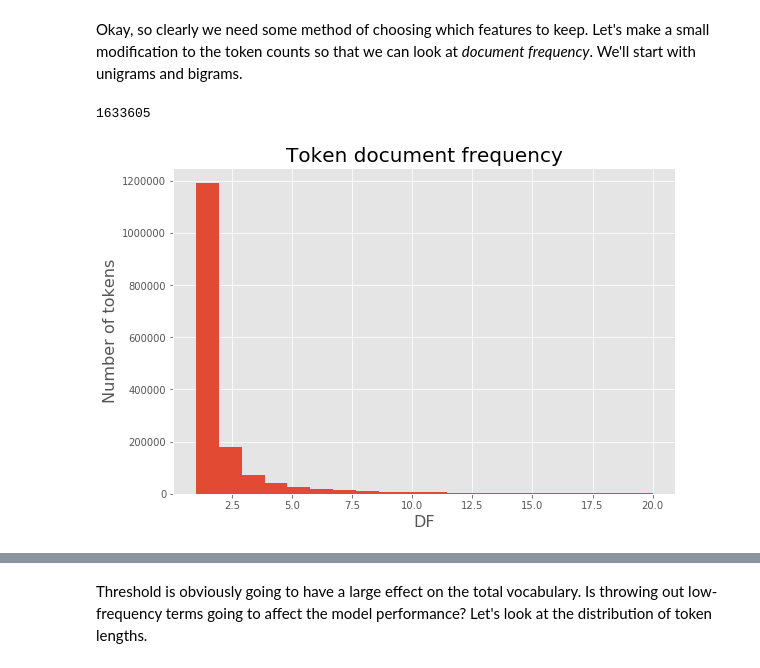
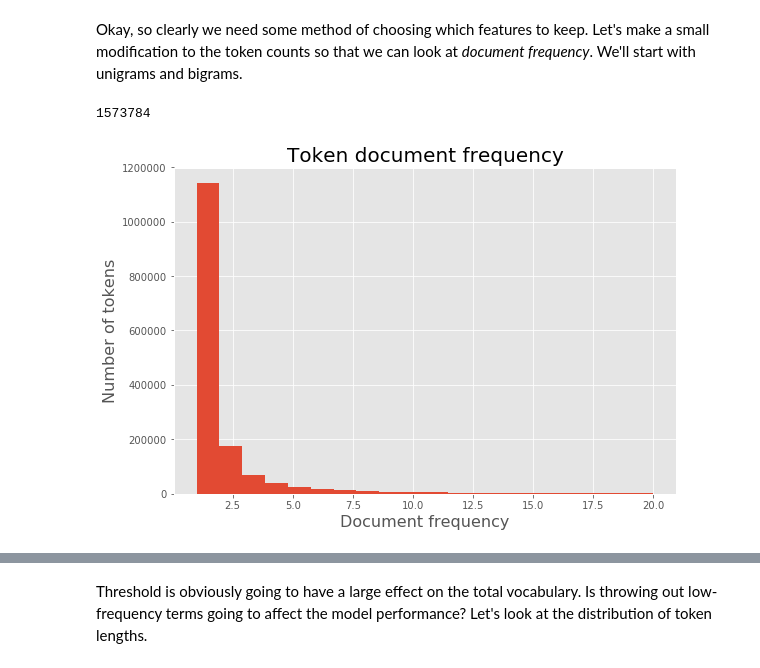
Before and after one commit to jkingphd/nlp_example, a Jupyter notebook: notebooks/1A-jkk-exploration_and_cleanup.ipynb, the cells around one changed output, grey strips where cells are left out. Saved outputs shown, nothing was run; the diff lists cells and outputs as text; code cells hidden in the pictures.

```diff
--- a/notebooks/1A-jkk-exploration_and_cleanup.ipynb
+++ b/notebooks/1A-jkk-exploration_and_cleanup.ipynb
@@ -359,18 +512,13 @@ Now let's consider some n-grams. This is built into scikit-learn vectorizers, bu
 # %%
-def get_ngrams(tokens, n=2):
-    ngrams = zip(*[tokens[i:] for i in range(n)])
-    ngrams = [' '.join(ngram) for ngram in ngrams]
-    return ngrams
-
-def tokenize(text, ngram_range=(1,1)):
-    tokens = re.findall(r'[a-z0-9]+', text.lower())
+def ngram_alpha_lower_tokenize(text, ngram_range=(1,1)):
+    tokens = re.findall(r'[a-z]+', text.lower())
     ngrams = []
     for n in range(ngram_range[0], ngram_range[1]+1):
         ngrams += get_ngrams(tokens, n)
     return ngrams
 
 test = '''This is a test sentence.'''
-tokens = tokenize(test, (1,3))
+tokens = ngram_alpha_lower_tokenize(test, (1,3))
 tokens
 # %% [output]
 ['this',
@@ -390,7 +538,7 @@ Let's start with unigrams and bigrams. How large will the feature set get?
 # %%
 token_dict = {}
 for comment in tqdm(df.loc[idx_train, 'comment']):
-    tokens = tokenize(comment, ngram_range=(1,2))
+    tokens = ngram_alpha_lower_tokenize(comment, ngram_range=(1,2))
     for token in tokens:
         if token in token_dict:
             token_dict[token] += 1
@@ -445,7 +593,7 @@ Clearly, a ton of these will need to be removed. What happens if we add trigrams
 # %%
 token_dict = {}
 for comment in tqdm(df.loc[idx_train, 'comment']):
-    tokens = tokenize(comment, ngram_range=(1,3))
+    tokens = ngram_alpha_lower_tokenize(comment, ngram_range=(1,3))
     for token in tokens:
         if token in token_dict:
             token_dict[token] += 1
@@ -486,21 +634,9 @@ all i happen
 # %% [markdown]
 Okay, so clearly we need some method of choosing which features to keep. Let's make a small modification to the token counts so that we can look at _document frequency_. We'll start with unigrams and bigrams.
 # %%
-def get_ngrams(tokens, n=2):
-    ngrams = zip(*[tokens[i:] for i in range(n)])
-    ngrams = [' '.join(ngram) for ngram in ngrams]
-    return ngrams
-
-def tokenize(text, ngram_range=(1,1)):
-    tokens = re.findall(r'[a-z0-9]+', text.lower())
-    ngrams = []
-    for n in range(ngram_range[0], ngram_range[1]+1):
-        ngrams += get_ngrams(tokens, n)
-    return ngrams
-
 df_token_dict = {}
 for comment in tqdm(df.loc[idx_train, 'comment']):
-    tokens = tokenize(comment, (1,2))
+    tokens = ngram_alpha_lower_tokenize(comment, (1,2))
     for token in set(tokens):
         if token in df_token_dict:
             df_token_dict[token] += 1
@@ -509,18 +645,18 @@ for comment in tqdm(df.loc[idx_train, 'comment']):
 
 len(df_token_dict)
 # %% [output]
-1633605
+1573784
 # %%
 dfs = list(df_token_dict.values())
 
 plt.figure(figsize=(9,6))
 plt.hist(dfs, bins=20, range=(1,20))
 plt.title('Token document frequency', fontsize=20)
-plt.xlabel('DF', fontsize=16)
+plt.xlabel('Document frequency', fontsize=16)
 plt.ylabel('Number of tokens', fontsize=16)
 plt.show()
 # %% [output]
-[figure, old version]
+[figure, new version]
 # %%
 pd.value_counts(dfs, normalize=True).head()
 # %% [output]
```
Also changed, not shown: parts of 52 cells of this notebook, 4 other files.
